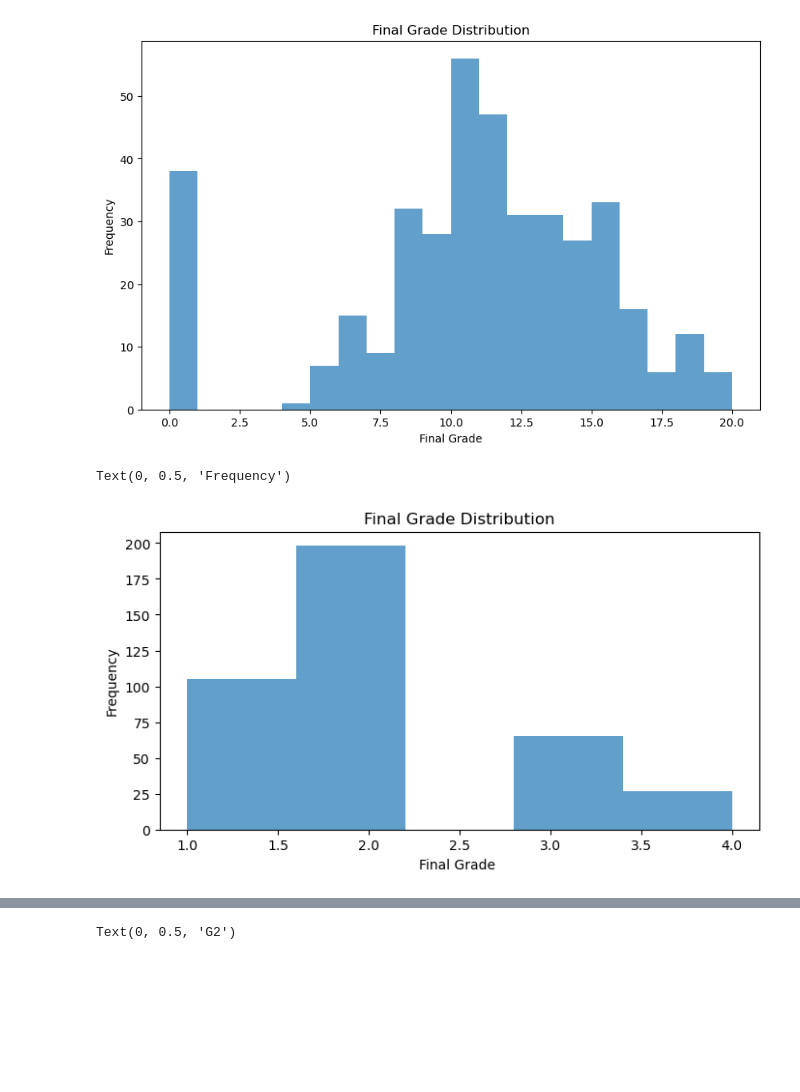
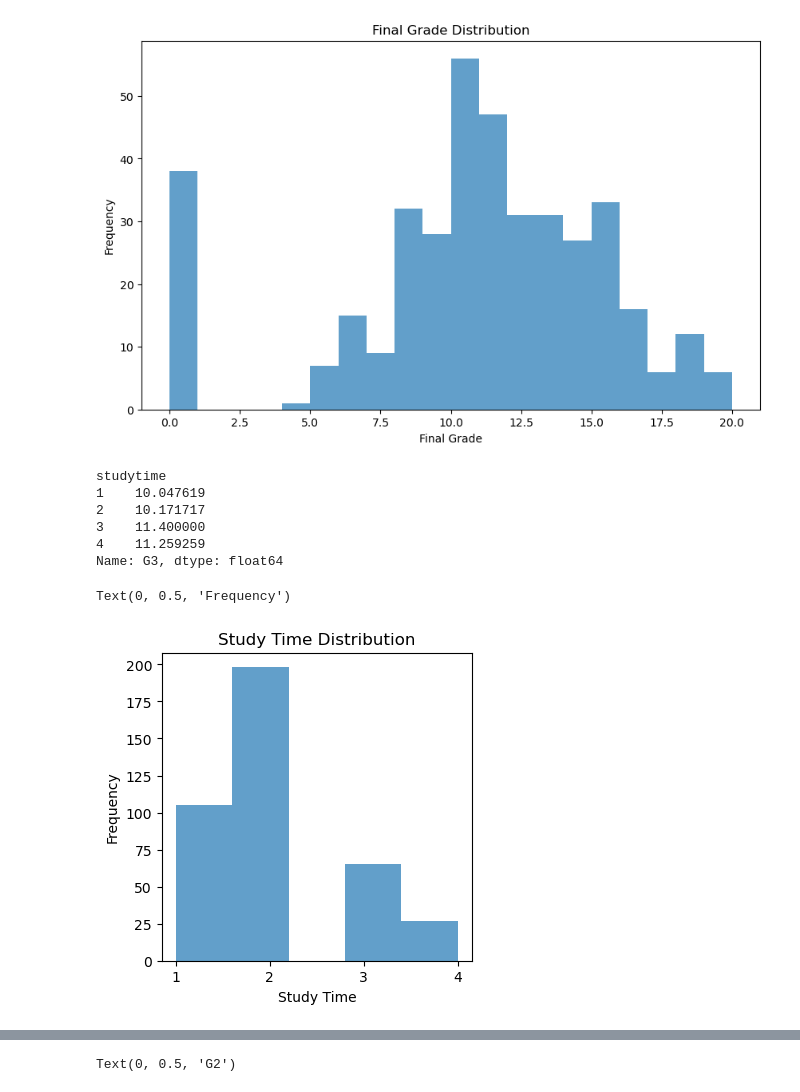
Before and after one commit to AsifNibir/Student-Grade-Prediction, a Jupyter notebook: notebook_student.ipynb, the cells around one changed output, grey strips where cells are left out. Saved outputs shown, nothing was run; the diff lists cells and outputs as text; code cells hidden in the pictures; blank space fills up the shorter version.

```diff
--- a/notebook_student.ipynb
+++ b/notebook_student.ipynb
@@ -126,14 +137,25 @@ ax.set_ylabel('Frequency')
 # %% [output]
 Text(0, 0.5, 'Frequency')
 [figure]
+# %%
+data_new.groupby('studytime')['G3'].mean()
+# %% [output]
+studytime
+1    10.047619
+2    10.171717
+3    11.400000
+4    11.259259
+Name: G3, dtype: float64
 # %%
-fig, ax = plt.subplots(figsize=(8, 4))
+fig, ax = plt.subplots(figsize=(4,4))
 ax.hist(data_new['studytime'], bins=5, alpha=0.7)
-ax.set_title('Final Grade Distribution')
-ax.set_xlabel('Final Grade ')
+ax.set_title('Study Time Distribution')
+xtick_positions = [1, 2, 3, 4]
+ax.set_xticks(xtick_positions)
+ax.set_xlabel('Study Time')
 ax.set_ylabel('Frequency')
 # %% [output]
 Text(0, 0.5, 'Frequency')
-[figure, old version]
+[figure, new version]
 # %%
 fig, ax = plt.subplots(figsize=(8, 4))
```
Also changed, not shown: parts of 3 cells of this notebook.
